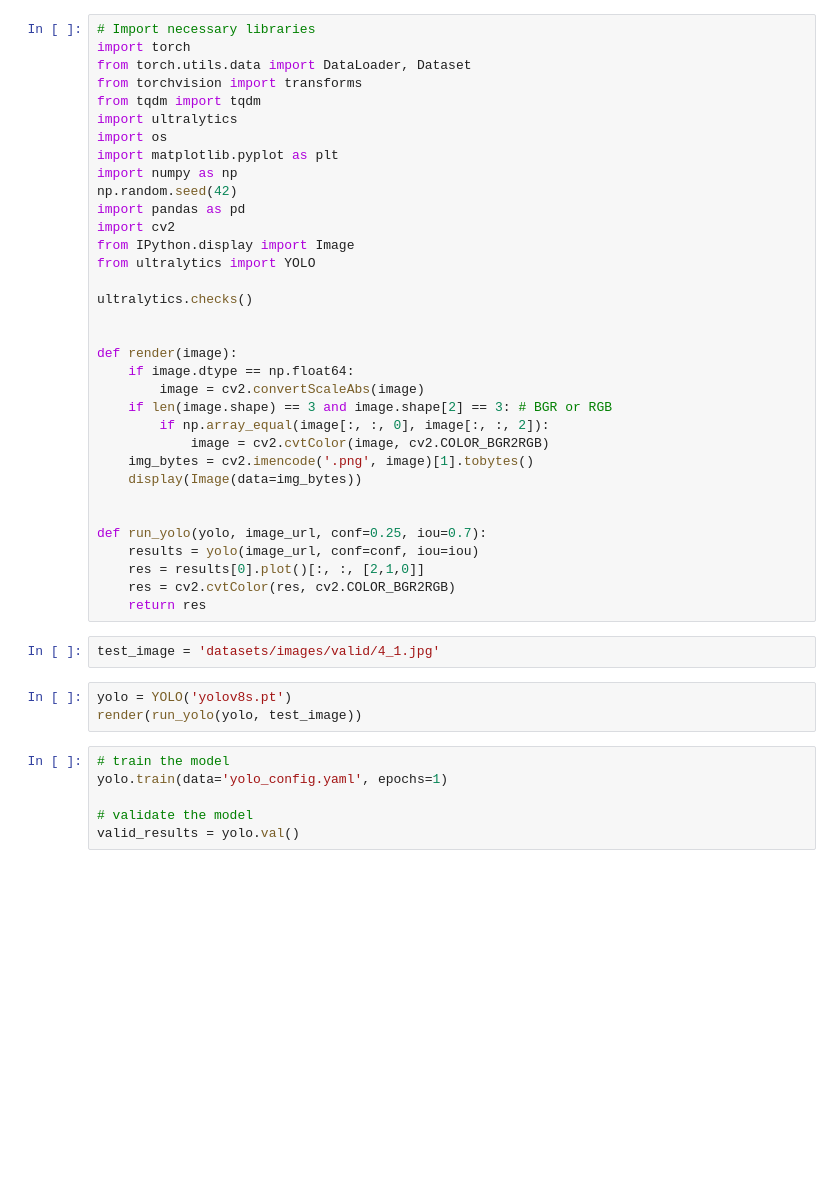
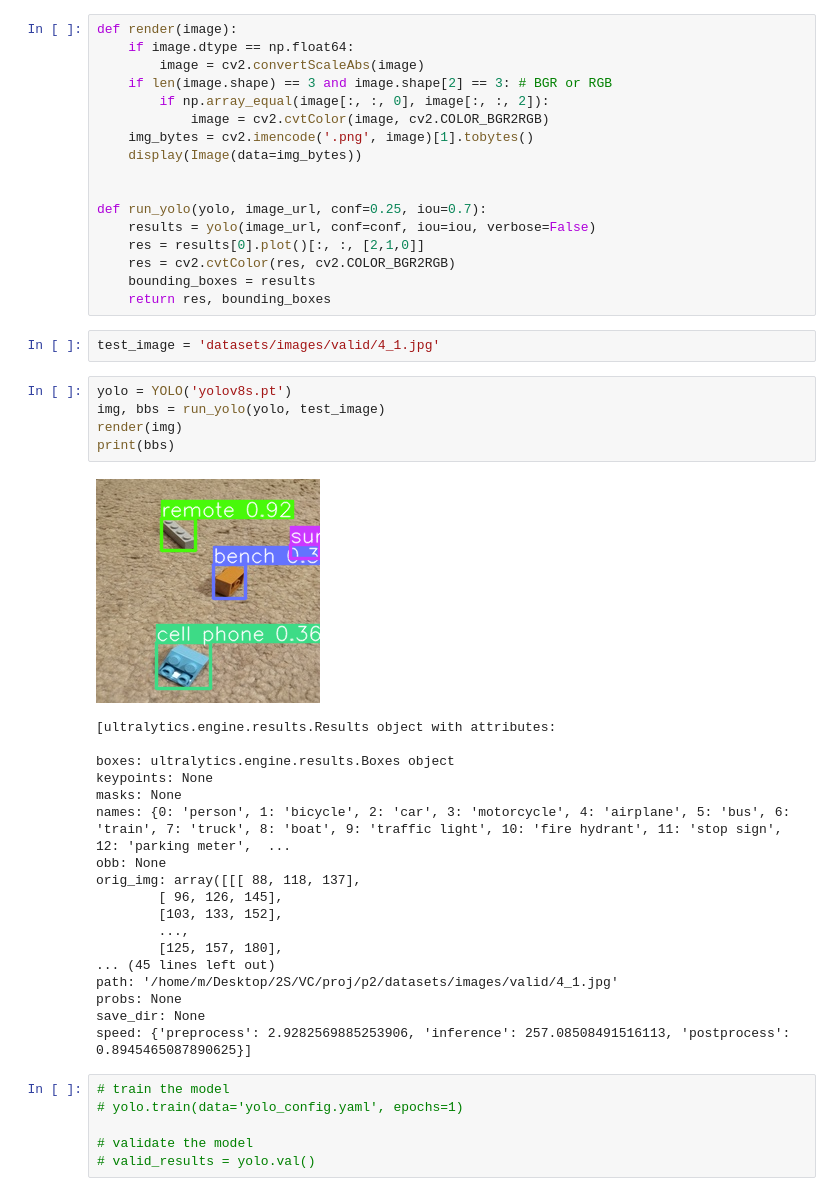
Before and after one commit to Johnny-droid/Lego-Image-Detector, a Jupyter notebook: p2/yolo_run.ipynb, the cells around one changed output. Cells and saved outputs as stored; diff of their text form; blank space fills up the shorter version.

```diff
--- a/p2/yolo_run.ipynb
+++ b/p2/yolo_run.ipynb
@@ -1,22 +22,4 @@
 # %%
-# Import necessary libraries
-import torch
-from torch.utils.data import DataLoader, Dataset
-from torchvision import transforms
-from tqdm import tqdm
-import ultralytics
-import os
-import matplotlib.pyplot as plt
-import numpy as np
-np.random.seed(42)
-import pandas as pd
-import cv2
-from IPython.display import Image
-from ultralytics import YOLO
-
-ultralytics.checks()
-
-
 def render(image):
     if image.dtype == np.float64:
         image = cv2.convertScaleAbs(image)
@@ -28,18 +31,40 @@ def render(image):
 
 
 def run_yolo(yolo, image_url, conf=0.25, iou=0.7):
-    results = yolo(image_url, conf=conf, iou=iou)
+    results = yolo(image_url, conf=conf, iou=iou, verbose=False)
     res = results[0].plot()[:, :, [2,1,0]]
     res = cv2.cvtColor(res, cv2.COLOR_BGR2RGB)
-    return res
+    bounding_boxes = results
+    return res, bounding_boxes
 # %%
 test_image = 'datasets/images/valid/4_1.jpg'
 # %%
 yolo = YOLO('yolov8s.pt')
-render(run_yolo(yolo, test_image))
+img, bbs = run_yolo(yolo, test_image)
+render(img)
+print(bbs)
+# %% [output]
+[figure, added]
+[ultralytics.engine.results.Results object with attributes:
+
+boxes: ultralytics.engine.results.Boxes object
+keypoints: None
+masks: None
+names: {0: 'person', 1: 'bicycle', 2: 'car', 3: 'motorcycle', 4: 'airplane', 5: 'bus', 6: 'train', 7: 'truck', 8: 'boat', 9: 'traffic light', 10: 'fire hydrant', 11: 'stop sign', 12: 'parking meter',  ...
+obb: None
+orig_img: array([[[ 88, 118, 137],
+        [ 96, 126, 145],
+        [103, 133, 152],
+        ...,
+        [125, 157, 180],
+... (45 lines left out)
+path: '/home/m/Desktop/2S/VC/proj/p2/datasets/images/valid/4_1.jpg'
+probs: None
+save_dir: None
+speed: {'preprocess': 2.9282569885253906, 'inference': 257.08508491516113, 'postprocess': 0.8945465087890625}]
 # %%
 # train the model
-yolo.train(data='yolo_config.yaml', epochs=1)
+# yolo.train(data='yolo_config.yaml', epochs=1)
 
 # validate the model
-valid_results = yolo.val()
+# valid_results = yolo.val()
```
Also changed, not shown: parts of 3 cells of this notebook.
